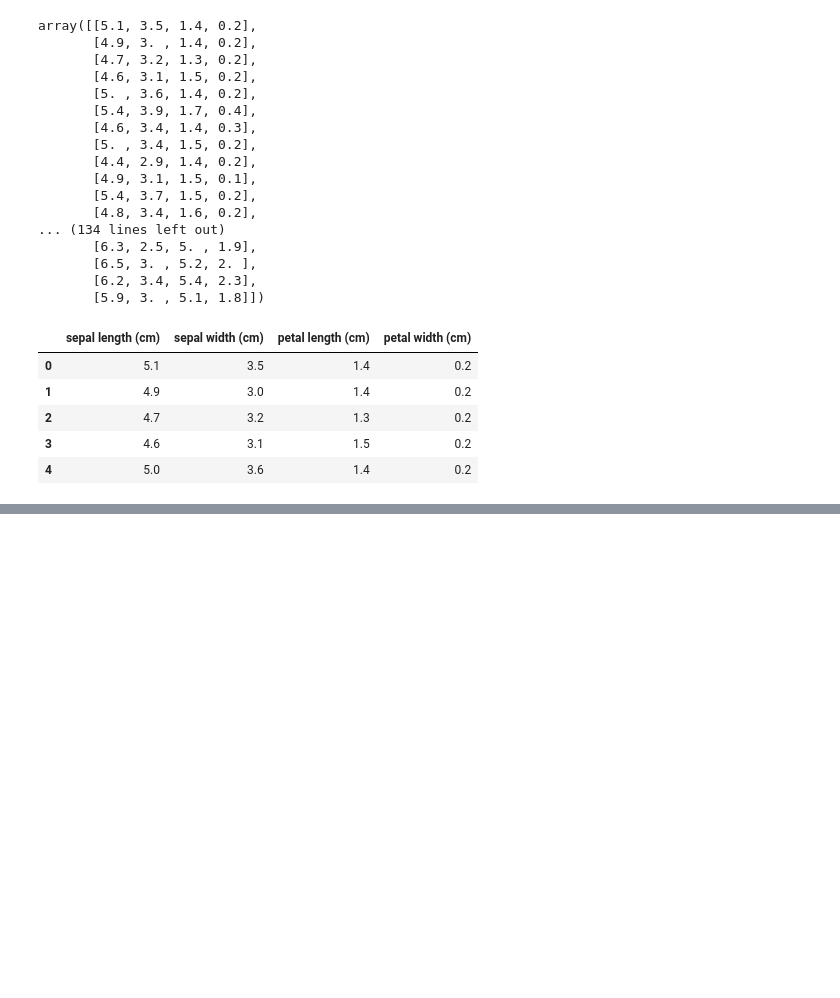
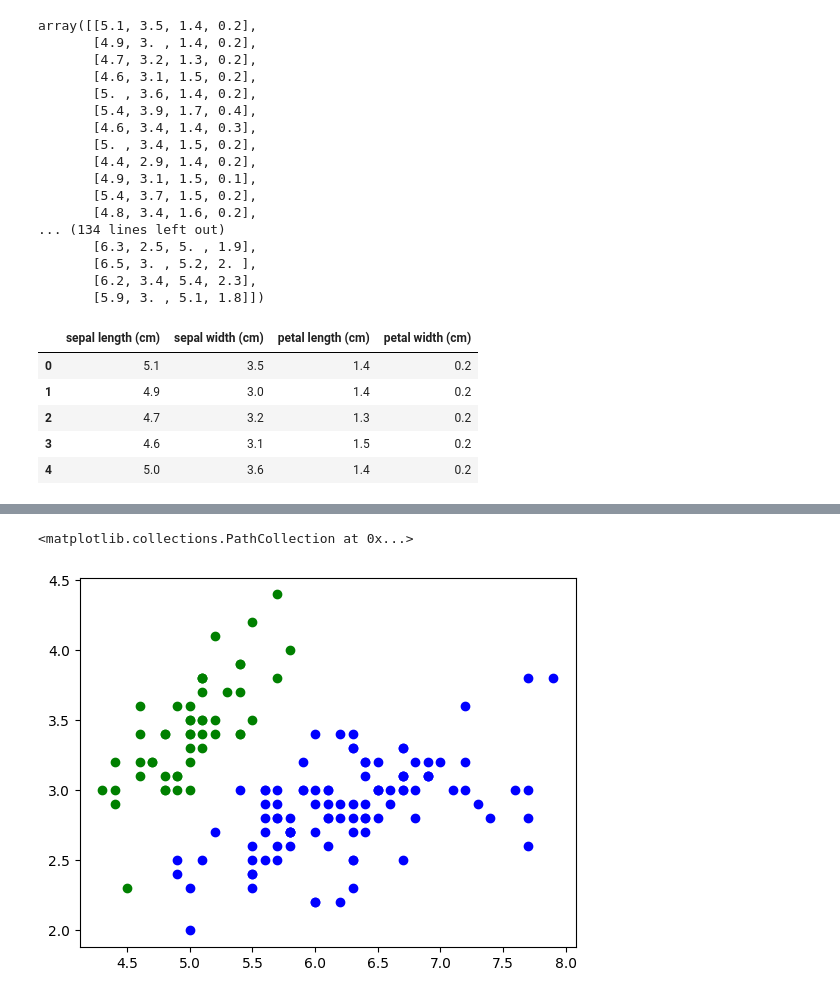
Before and after one commit to rb4050/Machine-learning-practicals, a Jupyter notebook: kmeans/kmeans.ipynb, the cells around one changed output, grey strips where cells are left out. Saved outputs shown, nothing was run; the diff lists cells and outputs as text; code cells hidden in the pictures; blank space fills up the shorter version.

```diff
--- a/kmeans/kmeans.ipynb
+++ b/kmeans/kmeans.ipynb
@@ -319,2 +357,6 @@ df14  = df_iris[df_iris.Cluster == 3]
 # %%
-plt.scatter(df12)
+plt.scatter(df12['sepal length (cm)'], df12['sepal width (cm)'], color='blue', label='Cluster 0')
+plt.scatter(df13['sepal length (cm)'], df13['sepal width (cm)'], color='green', label='Cluster 1')
+# %% [output]
+<matplotlib.collections.PathCollection at 0x...>
+[figure, added]
```
Also changed, not shown: parts of 10 cells of this notebook, 1 other file.
